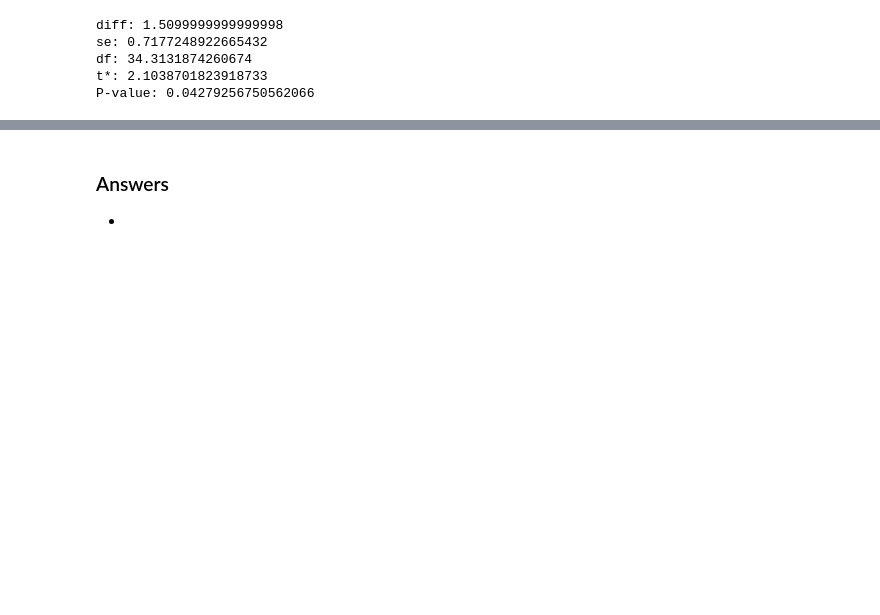
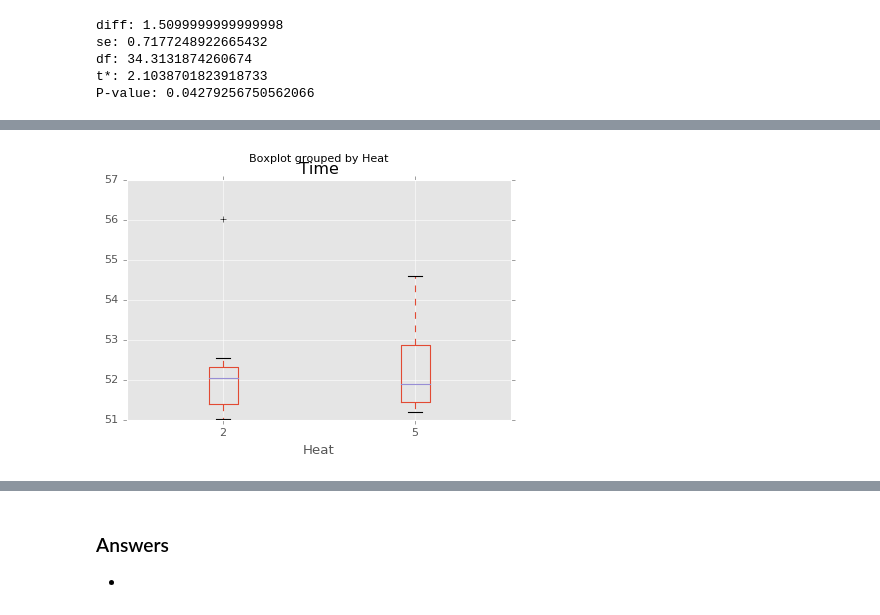
Before and after one commit to rickhaffey/stats-dvb, a Jupyter notebook: exercises/Chapter 24 - Exercises.ipynb, the cells around one changed output, grey strips where cells are left out. Drawn from its saved outputs; the diff is of its cells as text; code cells hidden in the pictures; blank space fills up the shorter version.

```diff
--- a/exercises/Chapter 24 - Exercises.ipynb
+++ b/exercises/Chapter 24 - Exercises.ipynb
@@ -391,0 +432,3 @@ P-value: 0.04279256750562066
+# %%
+df = pd.read_table("../data/Running_Heats.txt")
+df.head()
@@ -391,0 +442,4 @@ P-value: 0.04279256750562066
+# %%
+df.boxplot(column="Time", by="Heat");
+# %% [output]
+[figure, added]
```
Also changed, not shown: parts of 18 cells of this notebook.
